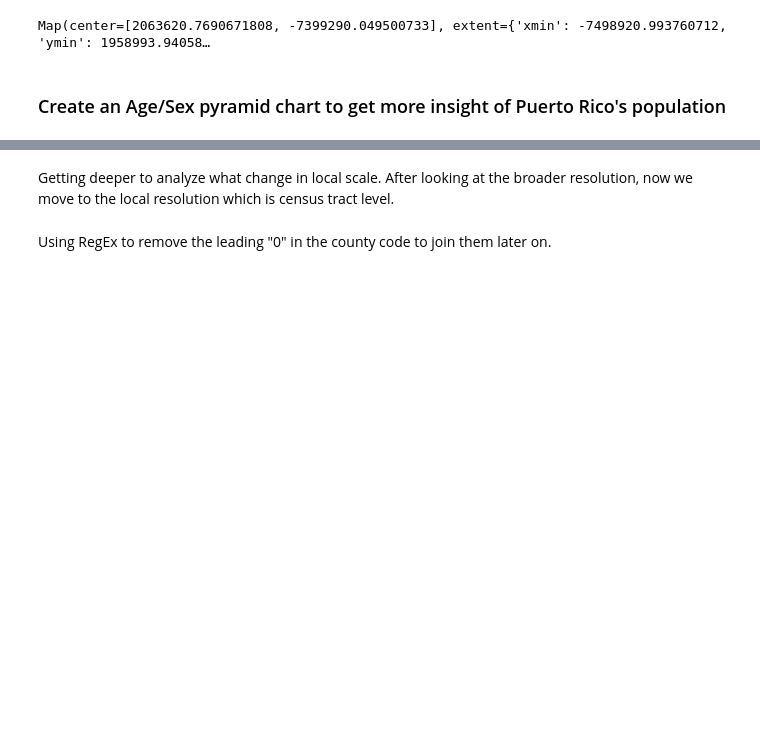
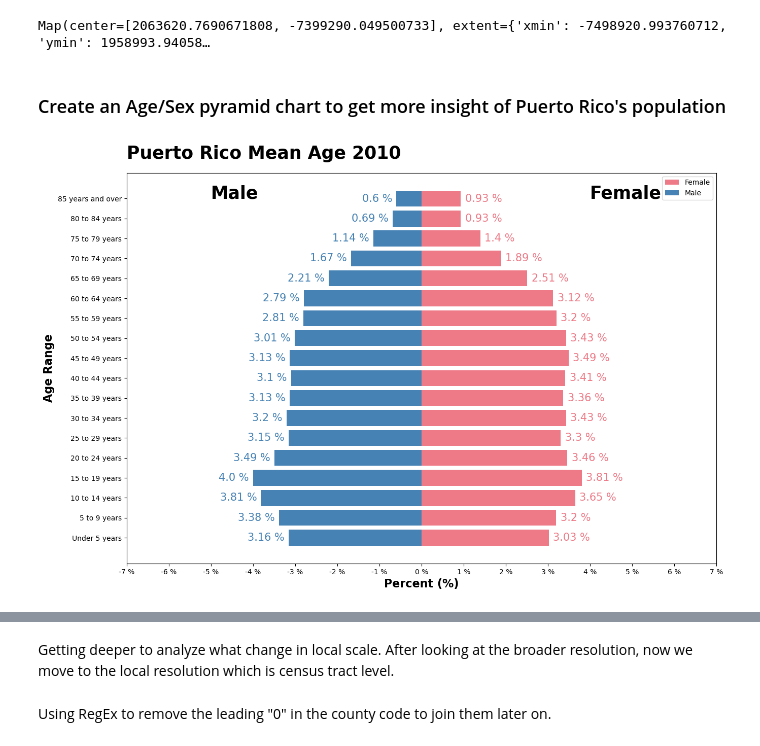
Before and after one commit to ciesin-geospatial/TOPSTSCHOOL-disasters, a Jupyter notebook: lecz_notebook/ipums_api.ipynb, the cells around one changed output, grey strips where cells are left out. Drawn from its saved outputs; the diff is of its cells as text; code cells hidden in the pictures; blank space fills up the shorter version.

```diff
--- a/lecz_notebook/ipums_api.ipynb
+++ b/lecz_notebook/ipums_api.ipynb
@@ -928 +940,97 @@ m2.legend.enabled = True
+# %%
+# Create a new DataFrame to hold the percentage values
+pct_df_2010 = df_2010[joined_columns[0:-4]].copy()
+# pct_df.drop(columns= joined_columns[:-4], inplace=True)
+
+# Create two lists to store percentage values
+male_age_percentages = []
+female_age_percentages = []
+
+# Calculate the percentage of each age group
+for idx, col in enumerate(joined_columns[:-4]):
+    pct_df_2010[f"{col}_pct"] = pct_df_2010[col] / pct_df_2010["Total_Population"] * 100
+
+# Drop the old age columns and keep only the percentage columns
+pct_df_2010.drop(columns=[col for col in pct_df_2010.columns if not col.endswith("_pct")], inplace=True)
+
+# Add the percentag values to the lists created above
+for col in pct_df_2010.columns:
+    if col.startswith("Male:"):
+        male_age_percentages.append(pct_df_2010[col].mean())
+    elif col.startswith("Female:"):
+        female_age_percentages.append(pct_df_2010[col].mean())
+
+
+female_color = "#ee7a87"
+male_color = "#4682b4"
+
+
+population_df = pd.DataFrame({"Age": new_age_columns, "Male": male_age_percentages, "Female": female_age_percentages})
+
+population = population_df.copy()
+
+#Combine age groups from 15-17, 18-19 to 15-19
+
+population.iloc[3, 0] = "15 to 19 years"
+population.iloc[3, 1] = population.iloc[3, 1] + population.iloc[4, 1]
+population.iloc[3, 2] = population.iloc[3, 2] + population.iloc[4, 2]
+population = population.drop(4).reset_index(drop = True)  # Remove the 18-19 years row
+
+#Combine age groups from 20, 21, 22-24 to 20-24
+
+population.iloc[4, 0] = "20 to 24 years"
+population.iloc[4, 1] = round(population.iloc[4, 1] + population.iloc[5, 1] + population.iloc[6, 1],2)
+population.iloc[4, 2] = round(population.iloc[4, 2] + population.iloc[5, 2] + population.iloc[6, 2],2)
+population = population.drop([5, 6]).reset_index(drop = True)  # Remove the 20, 21, 22-24 years rows
+
+#Combine age groups from 60-61, 62-64 to 60-64
+population.iloc[12, 0] = "60 to 64 years"
+population.iloc[12, 1] = population.iloc[12, 1] + population.iloc[13, 1]
+population.iloc[12, 2] = population.iloc[12, 2] + population.iloc[13, 2]
+population = population.drop([13]).reset_index(drop = True)  # Remove the 62-64 years row
+
+#Combine age groups from 65-66, 67-69 to 65-69
+population.iloc[13, 0] = "65 to 69 years"
+population.iloc[13, 1] = population.iloc[13, 1] + population.iloc[14, 1]
+population.iloc[13, 2] = population.iloc[13, 2] + population.iloc[14, 2]
+population = population.drop([14]).reset_index(drop = True)  # Remove the 67-69 years row
+
+population["Female_Left"] = 0
+population["Female_Width"] = population["Female"]
+
+population["Male_Left"] = -population["Male"]
+population["Male_Width"] = population["Male"]
+
+population["Male"] = population["Male"].round(2)
+population["Female"] = population["Female"].round(2)
+
+population_df
+
+fig = plt.figure(figsize=(15,10))
+
+plt.barh(y=population["Age"], width=population["Female_Width"], color="#ee7a87", label="Female");
+plt.barh(y=population["Age"], width=population["Male_Width"], left=population["Male_Left"],
+         color="#4682b4", label="Male");
+
+plt.text(-5, 17, "Male", fontsize=25, fontweight="bold");
+plt.text(4, 17, "Female", fontsize=25, fontweight="bold");
+
+for idx in range(len(population)):
+    plt.text(x=population["Male_Left"][idx]-0.1, y=idx, s="{} %".format(population["Male"][idx]),
+             ha="right", va="center",
+             fontsize=15, color="#4682b4");
+    plt.text(x=population["Female_Width"][idx]+0.1, y=idx, s="{} %".format(population["Female"][idx]),
+             ha="left", va="center",
+             fontsize=15, color="#ee7a87");
+
+plt.xlim(-7,7);
+plt.xticks(range(-7,8), ["{} %".format(i) for i in range(-7,8)]);
+
+plt.legend(loc="best");
+
+plt.xlabel("Percent (%)", fontsize=16, fontweight="bold")
+plt.ylabel("Age Range", fontsize=16, fontweight="bold")
+plt.title("Puerto Rico Mean Age 2010", loc="left", pad=20, fontsize=25, fontweight="bold");
+# %% [output]
+[figure, added]
 # %%
```
Also changed, not shown: parts of 5 cells of this notebook.
